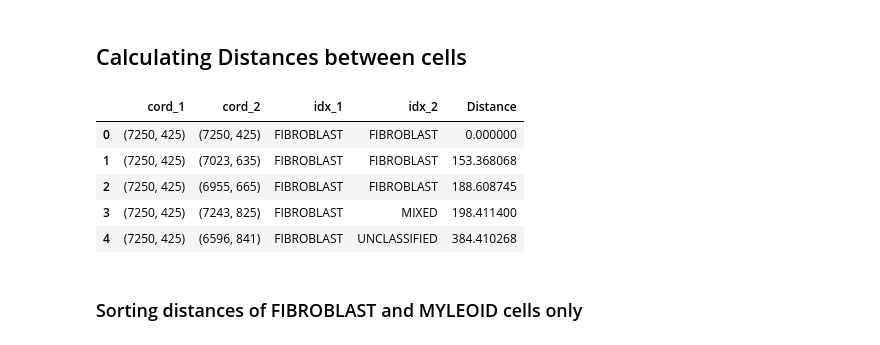
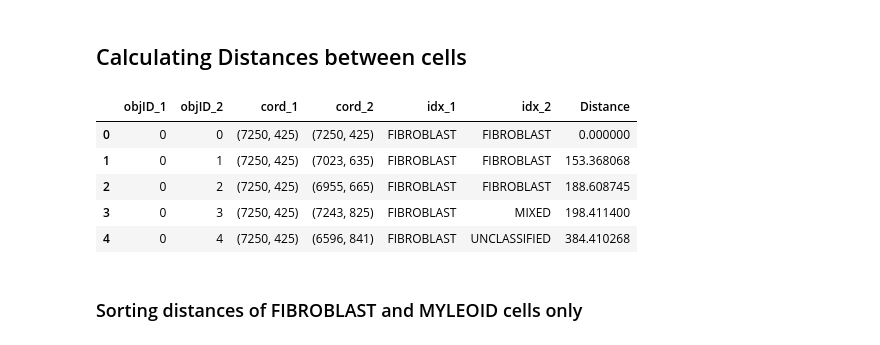
Before and after one commit to broadinstitute/2016_10_19_InSitu_Expression_Hacohen_Lab_Paul_Hoover_Partners, a Jupyter notebook: Scripts/Spatial_analysis_latest.ipynb, the cells around one changed output. Saved outputs shown, nothing was run; the diff lists cells and outputs as text; code cells hidden in the pictures.

```diff
--- a/Scripts/Spatial_analysis_latest.ipynb
+++ b/Scripts/Spatial_analysis_latest.ipynb
@@ -7,6 +14,6 @@ import matplotlib.pyplot as plt
 # %% [markdown]
 ## loading of data
 # %%
-data = pd.read_csv('ExpPHa04_4_CD300E-NOTCH3-CSF1R-PDGFRB.tif_1501_job2985.object_results_CLEANED.csv')
+data = pd.read_csv('../data/ExpPHa04_4_CD300E-NOTCH3-CSF1R-PDGFRB.tif_1501_job2985.object_results_CLEANED.csv')
 data.head()
 # %% [output]
@@ -181,40 +205,47 @@ combinations = []
 for i in data['Classification']:
     for j in data['Classification']:
         comb = [i, j]
         combinations.append(comb)
 
 
 X = list(data.X)
 Y = list(data.Y)
 
 distance = []
 for i in range(0, len(X)):
     for j in range(0, len(X)):
         dist = math.sqrt((X[j] - X[i])**2 + ((Y[j] - Y[i])**2)) * 0.495952562137432
         distance.append(dist)
 
 
 coordinates = []
 for i in zip(data.X, data.Y):
     for j in zip(data.X, data.Y):
         cor = [i, j]
         coordinates.append(cor)
 
+obj = []
+for i in range(0, len(data.Object_Id)):
+    for j in range(0, len(data.Object_Id)):
+        com_obj = [i, j]
+        obj.append(com_obj)
 
+
+obj_id = pd.DataFrame(obj, columns=['objID_1', 'objID_2'])
 dist = pd.DataFrame(distance, columns=['Distance'])
 meta = pd.DataFrame(combinations, columns=['idx_1', 'idx_2'])
 cord = pd.DataFrame(coordinates, columns=['cord_1', 'cord_2'])
 
-final = pd.concat([cord, meta, dist], axis =1)
+final = pd.concat([obj_id, cord, meta, dist], axis =1)
 
 final.head()
 # %% [output]
-|  | cord_1 | cord_2 | idx_1 | idx_2 | Distance |
-| 0 | (7250, 425) | (7250, 425) | FIBROBLAST | FIBROBLAST | 0.000000 |
-| 1 | (7250, 425) | (7023, 635) | FIBROBLAST | FIBROBLAST | 153.368068 |
-| 2 | (7250, 425) | (6955, 665) | FIBROBLAST | FIBROBLAST | 188.608745 |
-| 3 | (7250, 425) | (7243, 825) | FIBROBLAST | MIXED | 198.411400 |
-| 4 | (7250, 425) | (6596, 841) | FIBROBLAST | UNCLASSIFIED | 384.410268 |
+|  | objID_1 | objID_2 | cord_1 | cord_2 | idx_1 | idx_2 | Distance |
+| 0 | 0 | 0 | (7250, 425) | (7250, 425) | FIBROBLAST | FIBROBLAST | 0.000000 |
+| 1 | 0 | 1 | (7250, 425) | (7023, 635) | FIBROBLAST | FIBROBLAST | 153.368068 |
+| 2 | 0 | 2 | (7250, 425) | (6955, 665) | FIBROBLAST | FIBROBLAST | 188.608745 |
+| 3 | 0 | 3 | (7250, 425) | (7243, 825) | FIBROBLAST | MIXED | 198.411400 |
+| 4 | 0 | 4 | (7250, 425) | (6596, 841) | FIBROBLAST | UNCLASSIFIED | 384.410268 |
 # %% [markdown]
 ### Sorting distances of FIBROBLAST and MYLEOID cells only
 # %%
```
Also changed, not shown: parts of 21 cells of this notebook, 4 other files.
